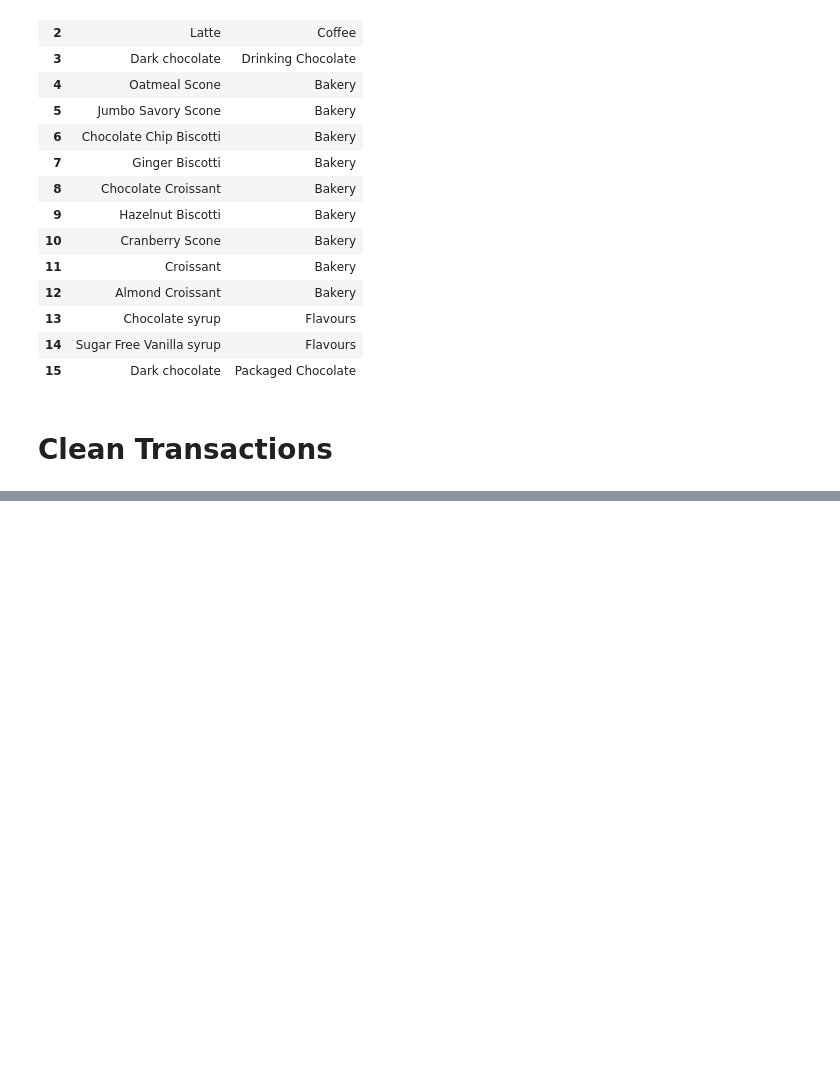
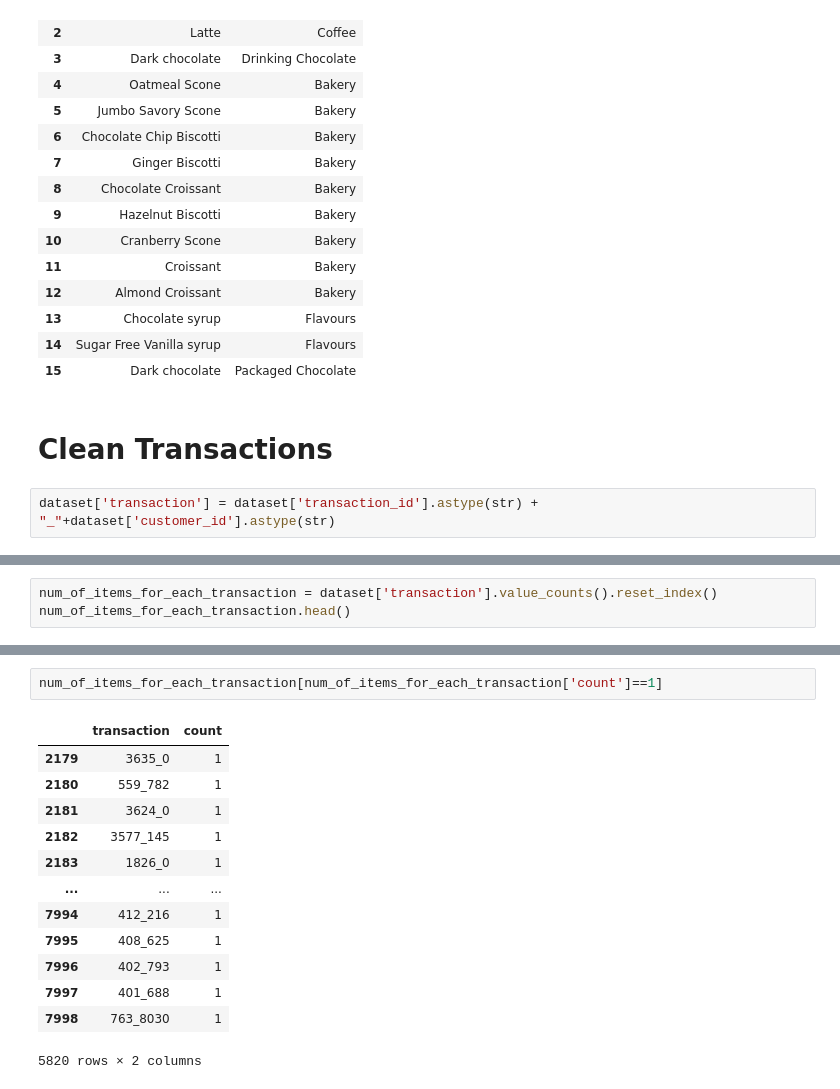
Before and after one commit to koooolaaaa/Coffe-Shop-App, a Jupyter notebook: python_code/recommendation_engine_training.ipynb, the cells around one changed output, grey strips where cells are left out. Drawn from its saved outputs; the diff is of its cells as text; blank space fills up the shorter version.

```diff
--- a/python_code/recommendation_engine_training.ipynb
+++ b/python_code/recommendation_engine_training.ipynb
@@ -118,3 +118,5 @@ dataset[['product', 'product_category']].drop_duplicates().reset_index(drop=True
 | 15 | Dark chocolate | Packaged Chocolate |
 # %% [markdown]
 # Clean Transactions
+# %%
+dataset['transaction'] = dataset['transaction_id'].astype(str) + "_"+dataset['customer_id'].astype(str)
@@ -120,0 +132,3 @@ dataset[['product', 'product_category']].drop_duplicates().reset_index(drop=True
+# %%
+num_of_items_for_each_transaction = dataset['transaction'].value_counts().reset_index()
+num_of_items_for_each_transaction.head()
@@ -120,0 +142,16 @@ dataset[['product', 'product_category']].drop_duplicates().reset_index(drop=True
+# %%
+num_of_items_for_each_transaction[num_of_items_for_each_transaction['count']==1]
+# %% [output]
+|  | transaction | count |
+| 2179 | 3635_0 | 1 |
+| 2180 | 559_782 | 1 |
+| 2181 | 3624_0 | 1 |
+| 2182 | 3577_145 | 1 |
+| 2183 | 1826_0 | 1 |
+| ... | ... | ... |
+| 7994 | 412_216 | 1 |
+| 7995 | 408_625 | 1 |
+| 7996 | 402_793 | 1 |
+| 7997 | 401_688 | 1 |
+| 7998 | 763_8030 | 1 |
+5820 rows × 2 columns
```
Also changed, not shown: parts of 5 cells of this notebook.
